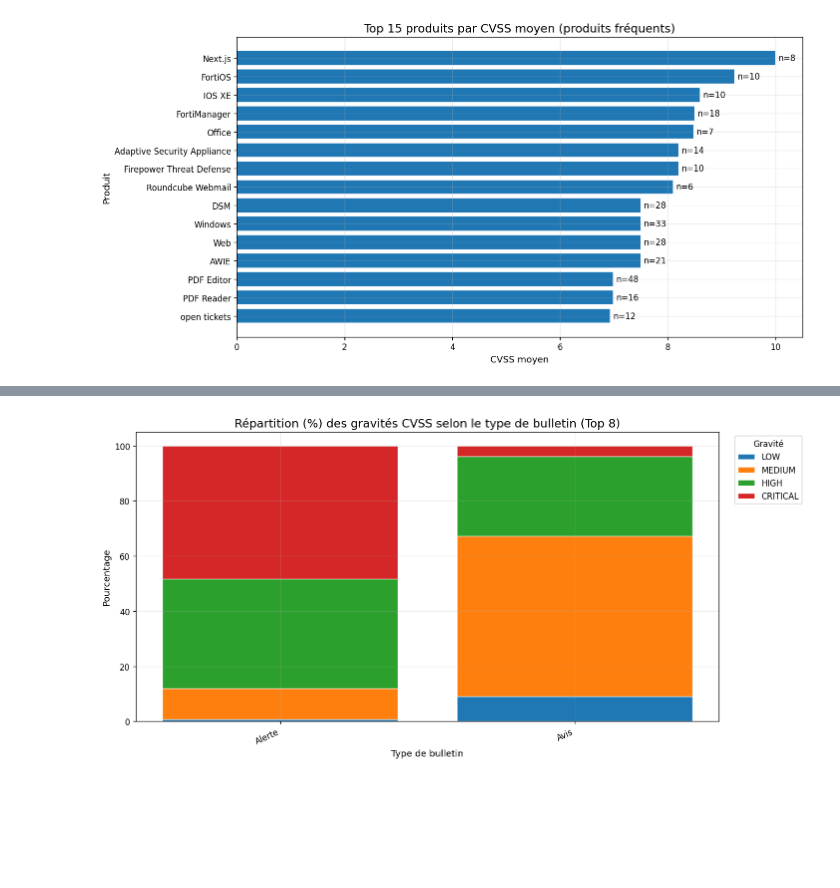
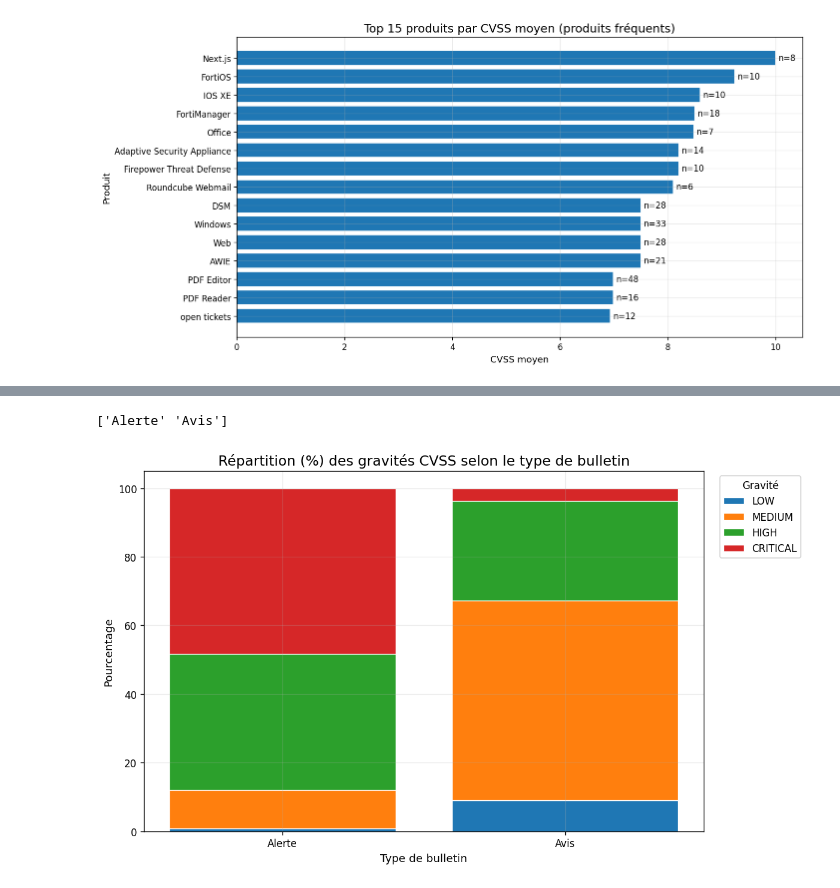
Before and after one commit to robinmorelon/projet_cyber_ESILV, a Jupyter notebook: notebook/visualisation.ipynb, the cells around one changed output, grey strips where cells are left out. Saved outputs shown, nothing was run; the diff lists cells and outputs as text; code cells hidden in the pictures; blank space fills up the shorter version.

```diff
--- a/notebook/visualisation.ipynb
+++ b/notebook/visualisation.ipynb
@@ -459,16 +392,25 @@ plt.show()
 # %%
+import numpy as np
+import pandas as pd
+import matplotlib.pyplot as plt
+
 tmp = df[["Éditeur", "Gravite_CVSS"]].dropna().copy()
 tmp["Gravite_CVSS"] = tmp["Gravite_CVSS"].astype(str).str.upper()
 
+# Top 10 éditeurs par volume (occurrences)
 top_v = tmp["Éditeur"].value_counts().head(10).index
 tmp = tmp[tmp["Éditeur"].isin(top_v)]
 
 pivot = pd.crosstab(tmp["Éditeur"], tmp["Gravite_CVSS"])
-# s'assure d'avoir des colonnes attendues
+
+# Colonnes attendues
 for col in ["LOW", "MEDIUM", "HIGH", "CRITICAL"]:
     if col not in pivot.columns:
         pivot[col] = 0
-pivot = pivot[["LOW","MEDIUM","HIGH","CRITICAL"]].loc[top_v]
+pivot = pivot[["LOW", "MEDIUM", "HIGH", "CRITICAL"]]
+
+# ✅ Tri décroissant par total
+pivot = pivot.assign(Total=pivot.sum(axis=1)).sort_values("Total", ascending=False).drop(columns="Total")
 
 plt.figure(figsize=(12, 6), dpi=120)
 bottom = np.zeros(len(pivot))
@@ -476,11 +418,13 @@ for col in pivot.columns:
     plt.bar(pivot.index, pivot[col].values, bottom=bottom, label=col, edgecolor="white", linewidth=0.8)
     bottom += pivot[col].values
 
-plt.title("Top 10 éditeurs : répartition des gravités CVSS")
+plt.title("Top 10 éditeurs : répartition des gravités CVSS (trié par volume)")
 plt.xlabel("Éditeur")
 plt.ylabel("Nombre")
 plt.xticks(rotation=25, ha="right")
 plt.legend(title="Gravité", bbox_to_anchor=(1.02, 1), loc="upper left")
 plt.tight_layout()
 plt.show()
+
+# A vérifier si les données correspondent ou pas parce qu'il parait incomplet voire faux
 # %% [output]
@@ -645,29 +613,34 @@ plt.show()
+# %%
+print(df["Type_de_Bulletin"].unique())
+# %% [output]
+['Alerte' 'Avis']
 # %%
 tmp = df[["Type_de_Bulletin", "Gravite_CVSS"]].dropna().copy()
 tmp["Gravite_CVSS"] = tmp["Gravite_CVSS"].astype(str).str.upper()
 
-top_types = tmp["Type_de_Bulletin"].value_counts().head(8).index
-tmp = tmp[tmp["Type_de_Bulletin"].isin(top_types)]
+pivot = pd.crosstab(tmp["Type_de_Bulletin"], tmp["Gravite_CVSS"])
 
-pivot = pd.crosstab(tmp["Type_de_Bulletin"], tmp["Gravite_CVSS"])
-for col in ["LOW","MEDIUM","HIGH","CRITICAL"]:
+for col in ["LOW", "MEDIUM", "HIGH", "CRITICAL"]:
     if col not in pivot.columns:
         pivot[col] = 0
-pivot = pivot[["LOW","MEDIUM","HIGH","CRITICAL"]]
+
+pivot = pivot[["LOW", "MEDIUM", "HIGH", "CRITICAL"]]
+
 pivot_pct = pivot.div(pivot.sum(axis=1), axis=0) * 100
 
-plt.figure(figsize=(12, 6), dpi=120)
+plt.figure(figsize=(10, 6), dpi=120)
 bottom = np.zeros(len(pivot_pct))
 for col in pivot_pct.columns:
-    plt.bar(pivot_pct.index, pivot_pct[col].values, bottom=bottom, label=col, edgecolor="white", linewidth=0.8)
+    plt.bar(pivot_pct.index, pivot_pct[col].values,
+            bottom=bottom, label=col,
+            edgecolor="white", linewidth=0.8)
     bottom += pivot_pct[col].values
 
-plt.title("Répartition (%) des gravités CVSS selon le type de bulletin (Top 8)")
+plt.title("Répartition (%) des gravités CVSS selon le type de bulletin")
 plt.xlabel("Type de bulletin")
 plt.ylabel("Pourcentage")
-plt.xticks(rotation=25, ha="right")
 plt.legend(title="Gravité", bbox_to_anchor=(1.02, 1), loc="upper left")
 plt.tight_layout()
 plt.show()
 # %% [output]
-[figure, old version]
+[figure, new version]
```
Also changed, not shown: parts of 43 cells of this notebook.
